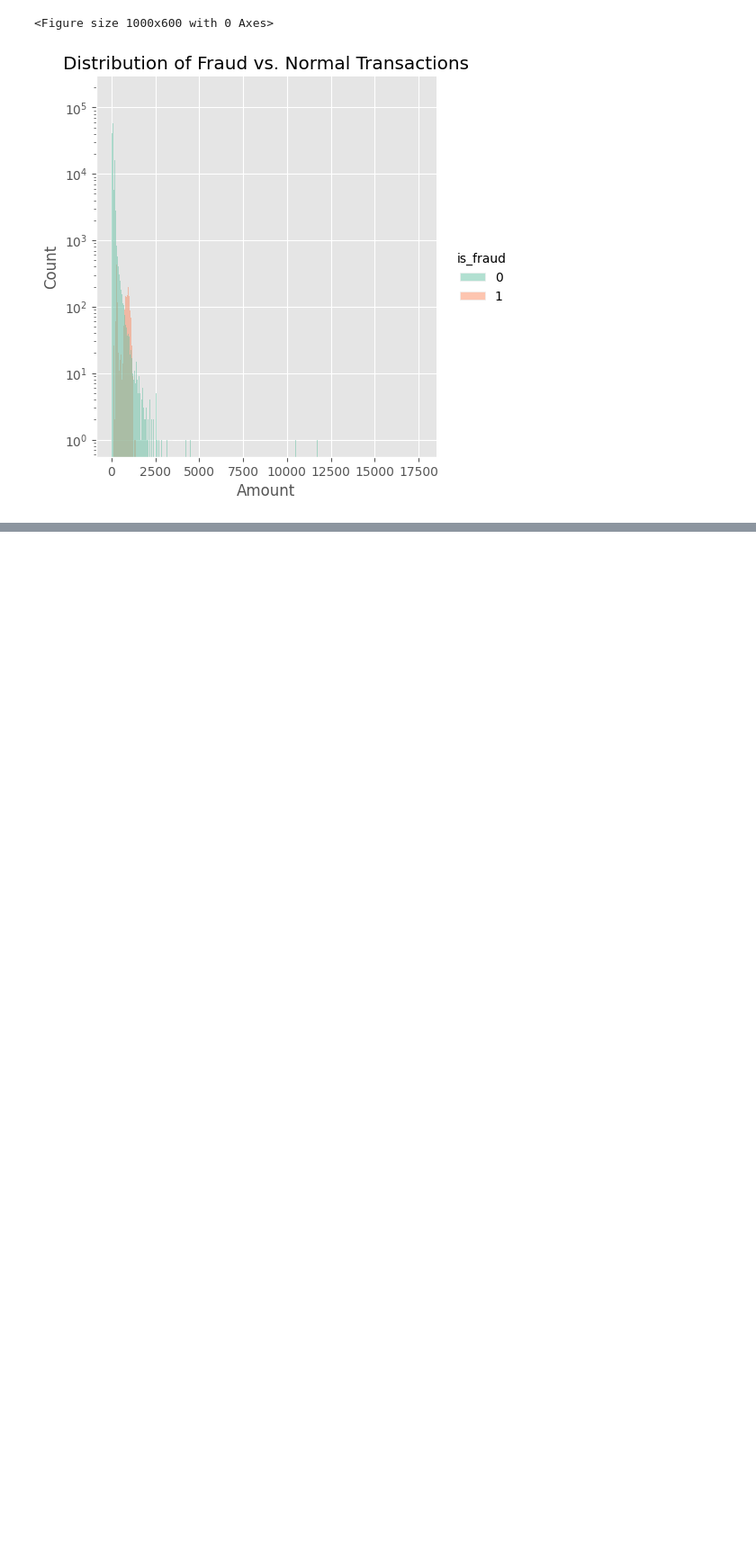
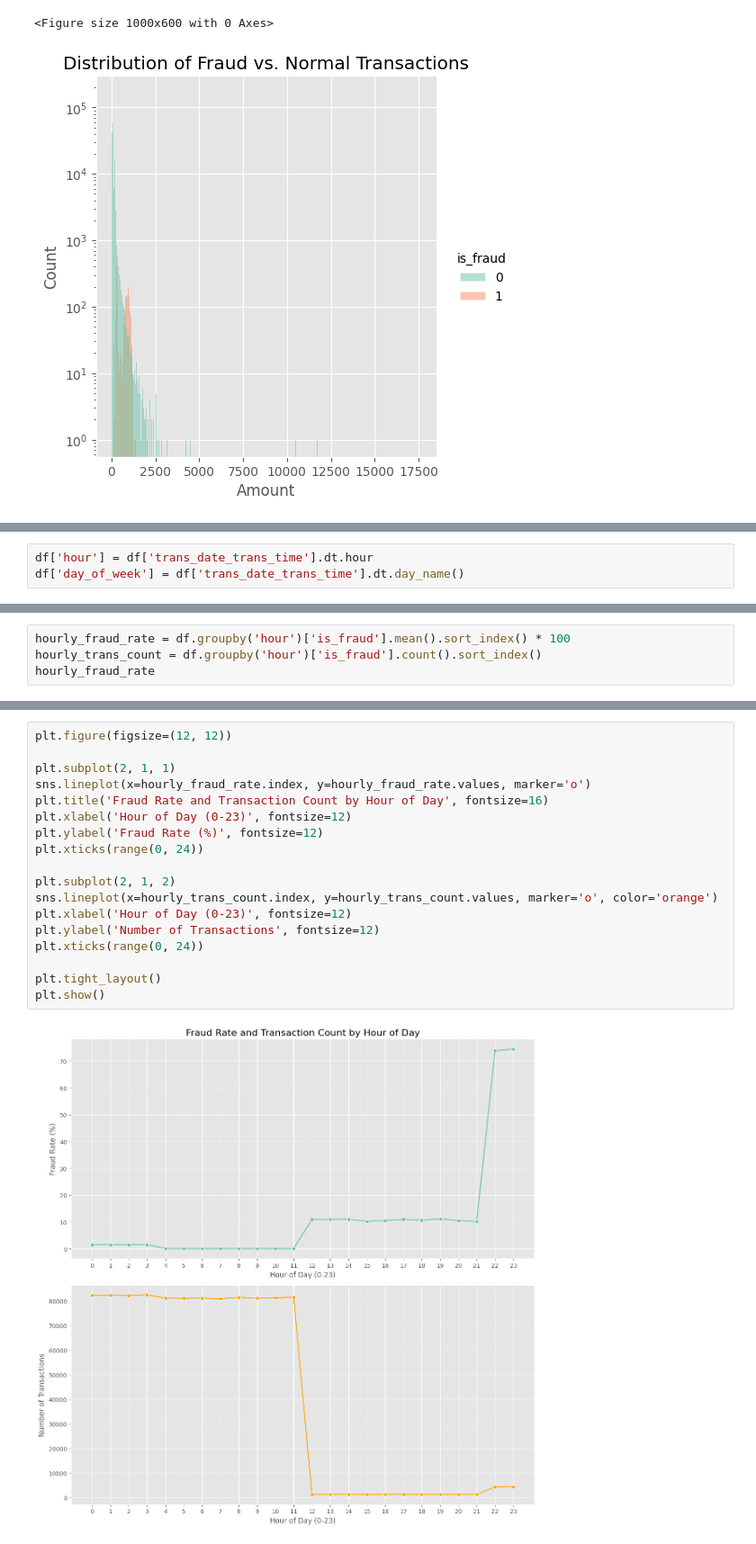
Before and after one commit to automatedtomato/fraud-ml-pipeline, a Jupyter notebook: notebooks/001_eda.ipynb, the cells around one changed output, grey strips where cells are left out. Shown at 90% size. Drawn from its saved outputs; the diff is of its cells as text; blank space fills up the shorter version.

```diff
--- a/notebooks/001_eda.ipynb
+++ b/notebooks/001_eda.ipynb
@@ -135,0 +252,3 @@ plt.show()
+# %%
+df['hour'] = df['trans_date_trans_time'].dt.hour
+df['day_of_week'] = df['trans_date_trans_time'].dt.day_name()
@@ -135,0 +257,4 @@ plt.show()
+# %%
+hourly_fraud_rate = df.groupby('hour')['is_fraud'].mean().sort_index() * 100
+hourly_trans_count = df.groupby('hour')['is_fraud'].count().sort_index()
+hourly_fraud_rate
@@ -135,0 +299,20 @@ plt.show()
+# %%
+plt.figure(figsize=(12, 12))
+
+plt.subplot(2, 1, 1)
+sns.lineplot(x=hourly_fraud_rate.index, y=hourly_fraud_rate.values, marker='o')
+plt.title('Fraud Rate and Transaction Count by Hour of Day', fontsize=16)
+plt.xlabel('Hour of Day (0-23)', fontsize=12)
+plt.ylabel('Fraud Rate (%)', fontsize=12)
+plt.xticks(range(0, 24))
+
+plt.subplot(2, 1, 2)
+sns.lineplot(x=hourly_trans_count.index, y=hourly_trans_count.values, marker='o', color='orange')
+plt.xlabel('Hour of Day (0-23)', fontsize=12)
+plt.ylabel('Number of Transactions', fontsize=12)
+plt.xticks(range(0, 24))
+
+plt.tight_layout()
+plt.show()
+# %% [output]
+[figure, added]
```
Also changed, not shown: parts of 26 cells of this notebook, 5 other files.
